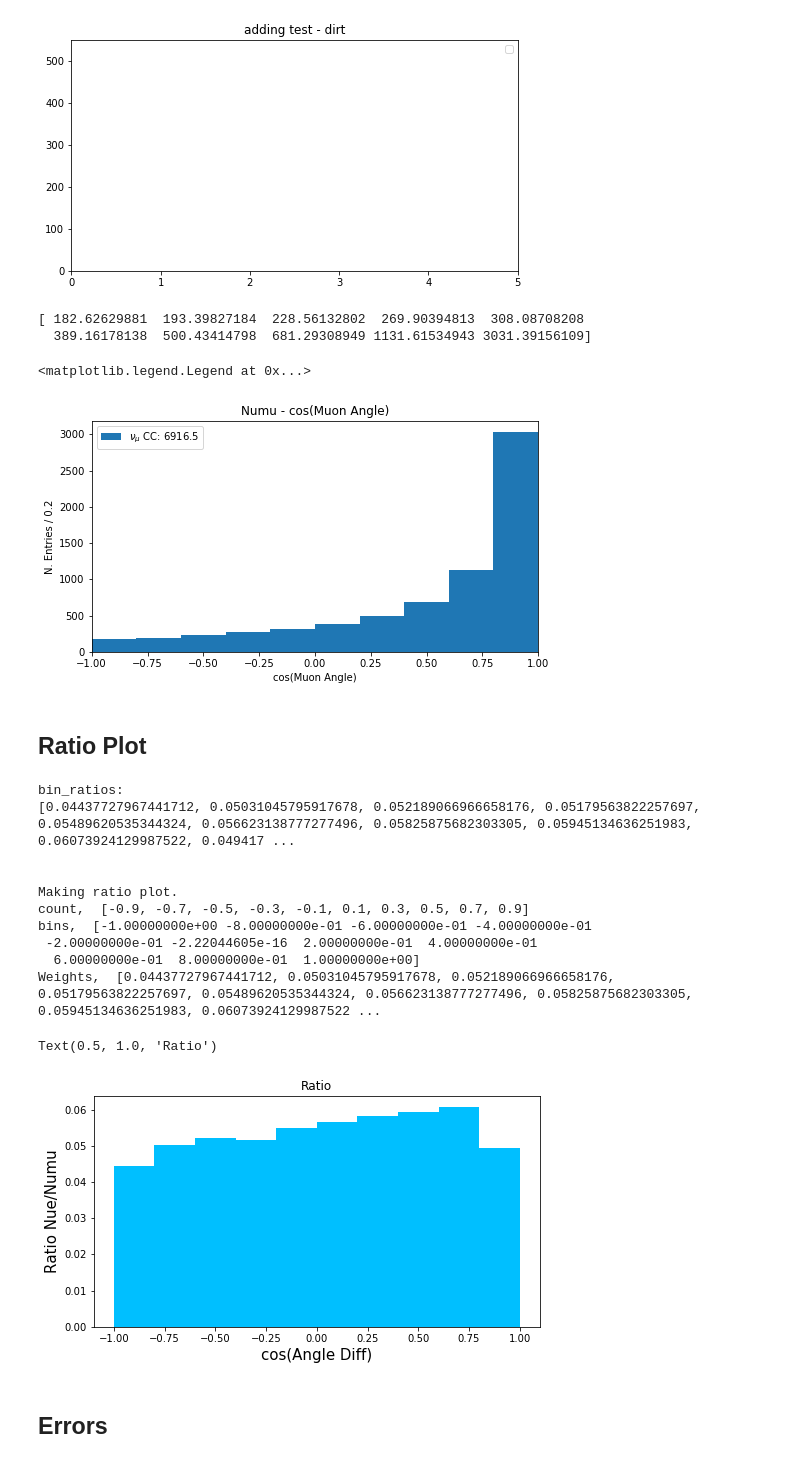
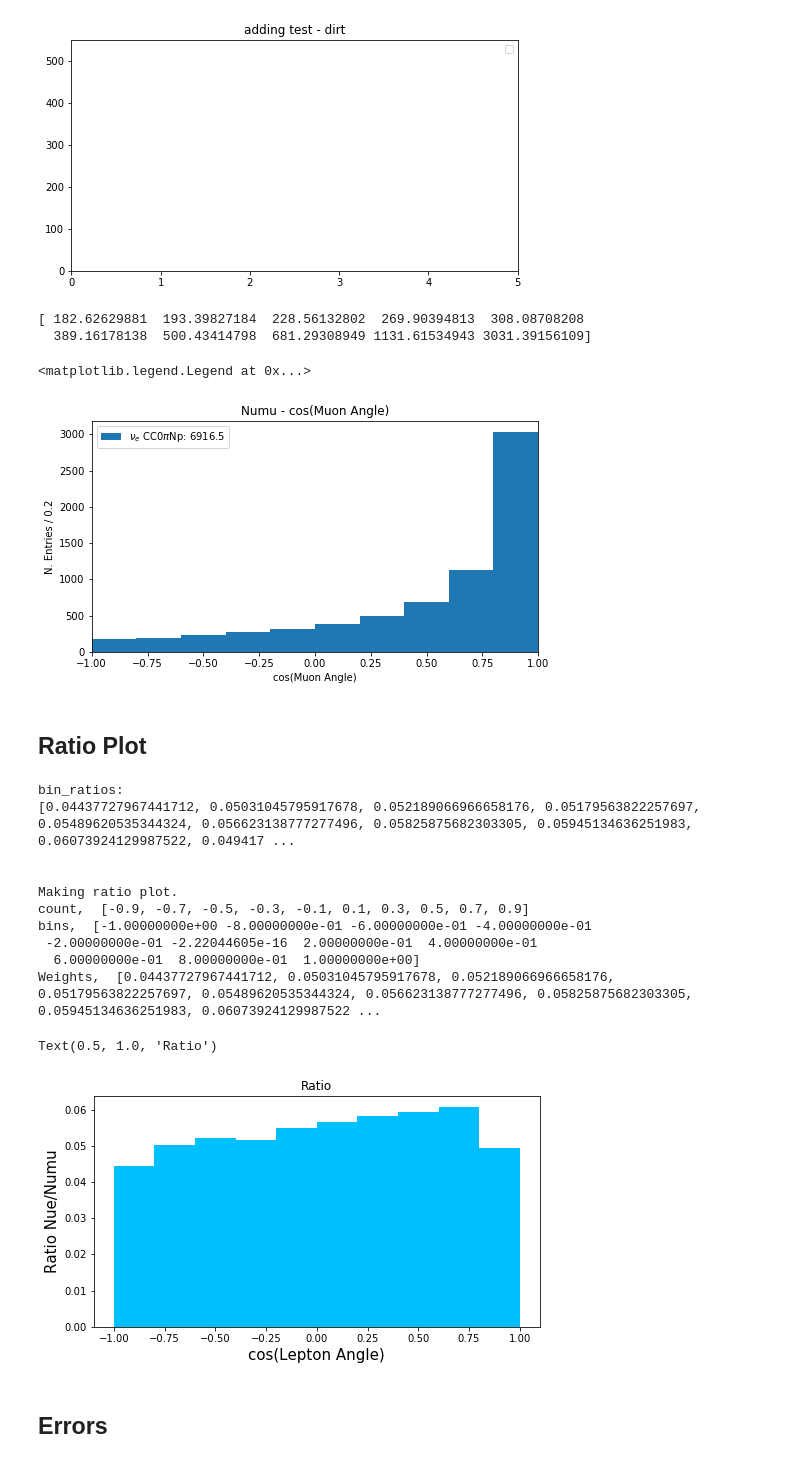
Before and after one commit to afm1g15/PELEE, a Jupyter notebook: Batch_Plot_Construction_Alex_AngleDiff.ipynb, the cells around one changed output. Drawn from its saved outputs; the diff is of its cells as text; code cells hidden in the pictures.

```diff
--- a/Batch_Plot_Construction_Alex_AngleDiff.ipynb
+++ b/Batch_Plot_Construction_Alex_AngleDiff.ipynb
@@ -906,7 +906,8 @@ category_labels = {
     11: r"$\nu_e$ CC0$\pi$Np",
     11357: r"$\nu_e$ CC $\pi^{0}$",
     111: r"MiniBooNE LEE",
-    2: r"$\nu_{\mu}$ CC",
+    #2: r"$\nu_{\mu}$ CC",
+    2: r"$\nu_e$ CC0$\pi$Np",
     21: r"$\nu_{\mu}$ CC $\pi^{0}$",
     22: r"$\nu_{\mu}$ CC 0p$^+$",
     23: r"$\nu_{\mu}$ CC 1p$^+$",
@@ -1087,7 +1088,7 @@ plt.legend()
 [ 182.62629881  193.39827184  228.56132802  269.90394813  308.08708208
   389.16178138  500.43414798  681.29308949 1131.61534943 3031.39156109]
 <matplotlib.legend.Legend at 0x...>
-[figure, old version]
+[figure, new version]
 # %%
 import importlib
 import Plotter_Functions_Alex
@@ -1127,35 +1128,35 @@ print("")
 
 bins = np.arange(-1, 1.2, 0.2)
 count = [-0.9, -0.7, -0.5, -0.3, -0.1, 0.1, 0.3, 0.5, 0.7, 0.9]
 weights = []
 for i in range(len(count)):
     weight = count[i]*rbin_ratios[i]
     weights.append(weight)
 
 print("")
 print("Making ratio plot.")
 print("count, ", count)
 print("bins, ", bins)
 print("Weights, ", rbin_ratios)
 print("")
 
 sel = ratio_ax1.hist(count, bins, color='deepskyblue', weights=rbin_ratios)
 ratio_ax1.set_ylabel('Ratio Nue/Numu', fontsize=15)
-ratio_ax1.set_xlabel('cos(Angle Diff)', fontsize=15)
+ratio_ax1.set_xlabel('cos(Lepton Angle)', fontsize=15)
 ratio_ax1.set_title("Ratio")
 # %% [output]
 bin_ratios:
 [0.04437727967441712, 0.05031045795917678, 0.052189066966658176, 0.05179563822257697, 0.05489620535344324, 0.056623138777277496, 0.05825875682303305, 0.05945134636251983, 0.06073924129987522, 0.049417 ...
 
 
 Making ratio plot.
 count,  [-0.9, -0.7, -0.5, -0.3, -0.1, 0.1, 0.3, 0.5, 0.7, 0.9]
 bins,  [-1.00000000e+00 -8.00000000e-01 -6.00000000e-01 -4.00000000e-01
  -2.00000000e-01 -2.22044605e-16  2.00000000e-01  4.00000000e-01
   6.00000000e-01  8.00000000e-01  1.00000000e+00]
 Weights,  [0.04437727967441712, 0.05031045795917678, 0.052189066966658176, 0.05179563822257697, 0.05489620535344324, 0.056623138777277496, 0.05825875682303305, 0.05945134636251983, 0.06073924129987522 ...
 Text(0.5, 1.0, 'Ratio')
-[figure, old version]
+[figure, new version]
 # %% [markdown]
 ## Errors
 # %% [markdown]
```
Also changed, not shown: parts of 10 cells of this notebook, 16 other files.
